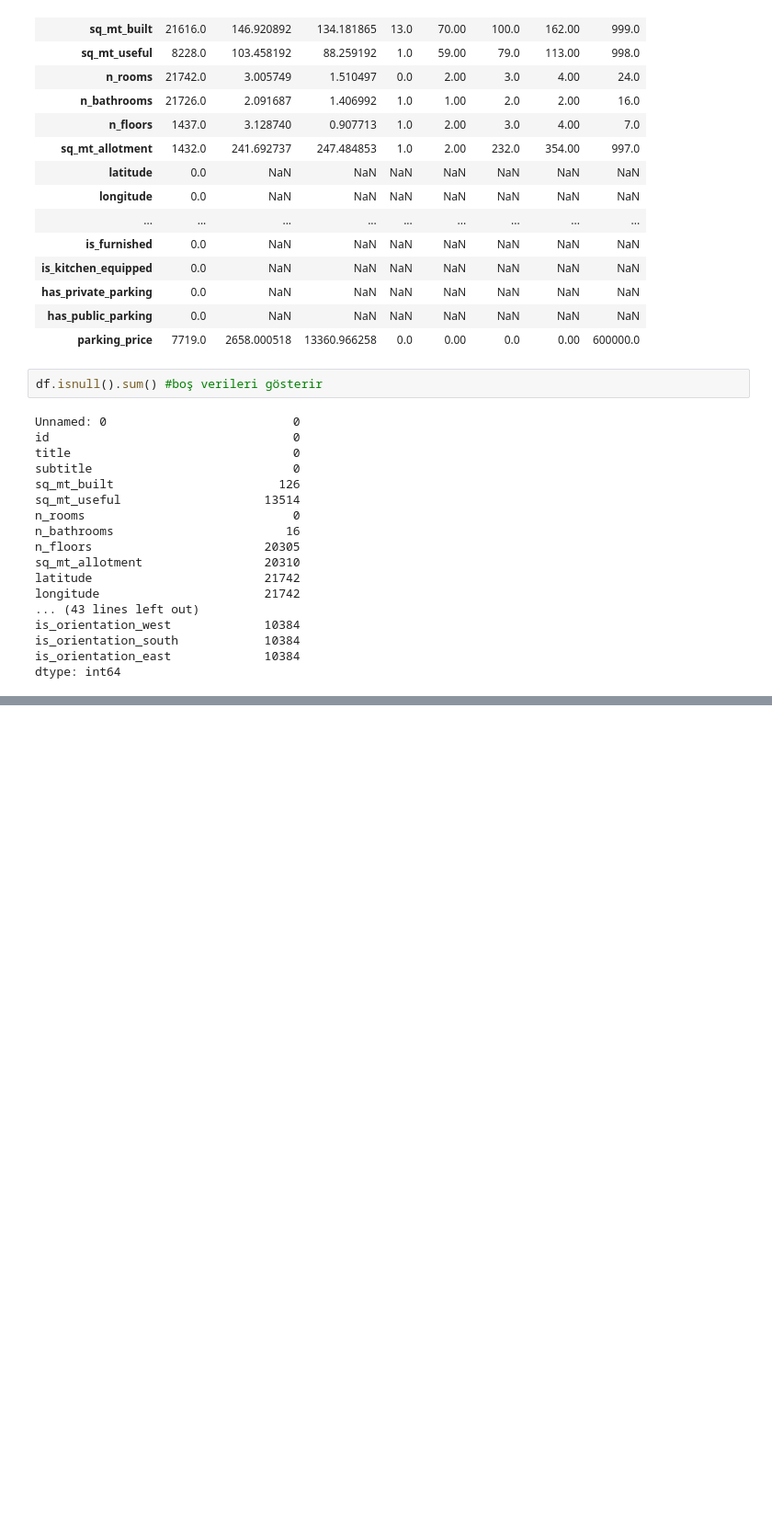
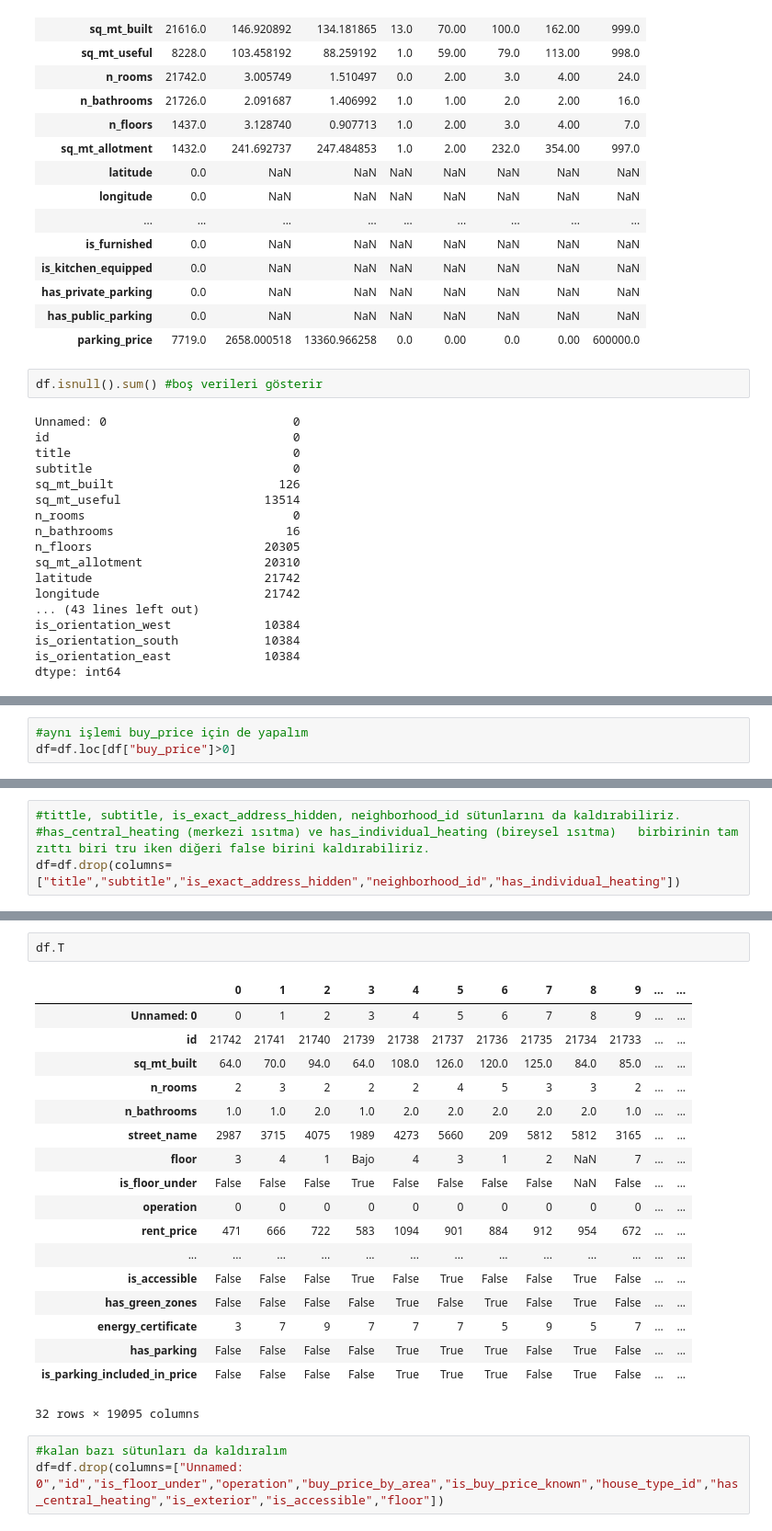
Before and after one commit to medinedefne/yapayzeka, a Jupyter notebook: 030225/ev_fiyat_tahmin.ipynb, the cells around one changed output, grey strips where cells are left out. Shown at 92% size. Cells and saved outputs as stored; diff of their text form; blank space fills up the shorter version.

```diff
--- a/030225/ev_fiyat_tahmin.ipynb
+++ b/030225/ev_fiyat_tahmin.ipynb
@@ -105,0 +530,3 @@ AttributeError: 'NoneType' object has no attribute 'dropna'
+# %%
+#aynı işlemi buy_price için de yapalım
+df=df.loc[df["buy_price"]>0]
@@ -105,0 +557,4 @@ AttributeError: 'NoneType' object has no attribute 'dropna'
+# %%
+#tittle, subtitle, is_exact_address_hidden, neighborhood_id sütunlarını da kaldırabiliriz.
+#has_central_heating (merkezi ısıtma) ve has_individual_heating (bireysel ısıtma)	birbirinin tam zıttı biri tru iken diğeri false birini kaldırabiliriz.
+df=df.drop(columns=["title","subtitle","is_exact_address_hidden","neighborhood_id","has_individual_heating"])
@@ -105,0 +617,24 @@ AttributeError: 'NoneType' object has no attribute 'dropna'
+# %%
+df.T
+# %% [output]
+|  | 0 | 1 | 2 | 3 | 4 | 5 | 6 | 7 | 8 | 9 | ... | ... |
+| Unnamed: 0 | 0 | 1 | 2 | 3 | 4 | 5 | 6 | 7 | 8 | 9 | ... | ... |
+| id | 21742 | 21741 | 21740 | 21739 | 21738 | 21737 | 21736 | 21735 | 21734 | 21733 | ... | ... |
+| sq_mt_built | 64.0 | 70.0 | 94.0 | 64.0 | 108.0 | 126.0 | 120.0 | 125.0 | 84.0 | 85.0 | ... | ... |
+| n_rooms | 2 | 3 | 2 | 2 | 2 | 4 | 5 | 3 | 3 | 2 | ... | ... |
+| n_bathrooms | 1.0 | 1.0 | 2.0 | 1.0 | 2.0 | 2.0 | 2.0 | 2.0 | 2.0 | 1.0 | ... | ... |
+| street_name | 2987 | 3715 | 4075 | 1989 | 4273 | 5660 | 209 | 5812 | 5812 | 3165 | ... | ... |
+| floor | 3 | 4 | 1 | Bajo | 4 | 3 | 1 | 2 | NaN | 7 | ... | ... |
+| is_floor_under | False | False | False | True | False | False | False | False | NaN | False | ... | ... |
+| operation | 0 | 0 | 0 | 0 | 0 | 0 | 0 | 0 | 0 | 0 | ... | ... |
+| rent_price | 471 | 666 | 722 | 583 | 1094 | 901 | 884 | 912 | 954 | 672 | ... | ... |
+| ... | ... | ... | ... | ... | ... | ... | ... | ... | ... | ... | ... | ... |
+| is_accessible | False | False | False | True | False | True | False | False | True | False | ... | ... |
+| has_green_zones | False | False | False | False | True | False | True | False | True | False | ... | ... |
+| energy_certificate | 3 | 7 | 9 | 7 | 7 | 7 | 5 | 9 | 5 | 7 | ... | ... |
+| has_parking | False | False | False | False | True | True | True | False | True | False | ... | ... |
+| is_parking_included_in_price | False | False | False | False | True | True | True | False | True | False | ... | ... |
+32 rows × 19095 columns
+# %%
+#kalan bazı sütunları da kaldıralım
+df=df.drop(columns=["Unnamed: 0","id","is_floor_under","operation","buy_price_by_area","is_buy_price_known","house_type_id","has_central_heating","is_exterior","is_accessible","floor"])
```
Also changed, not shown: parts of 54 cells of this notebook.
